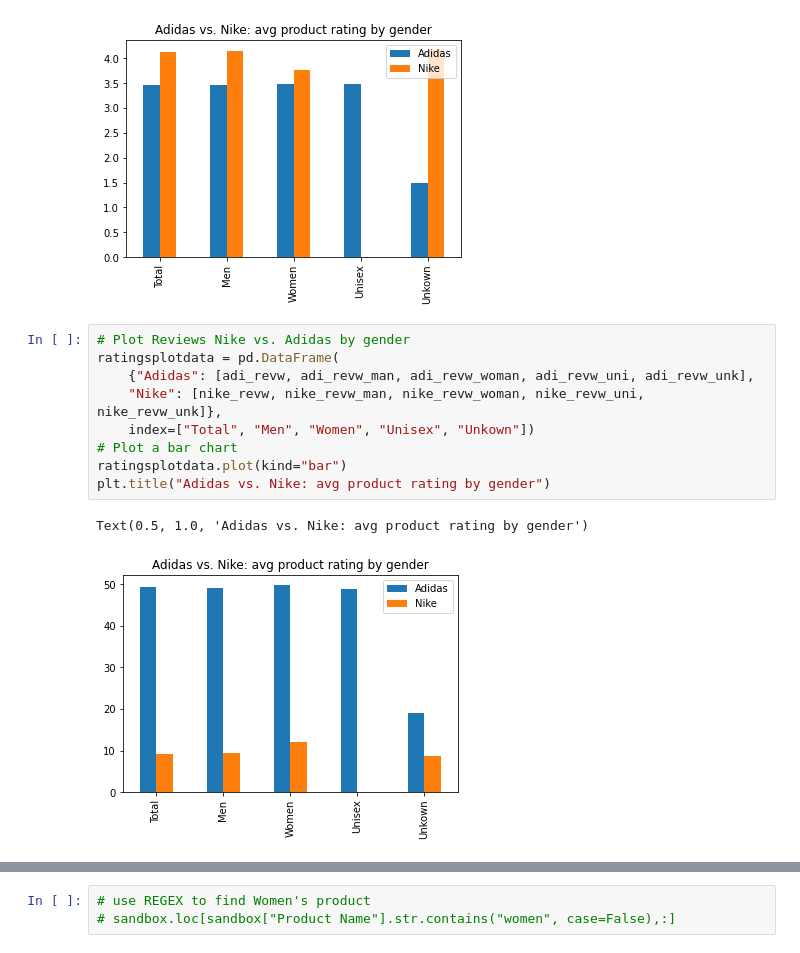
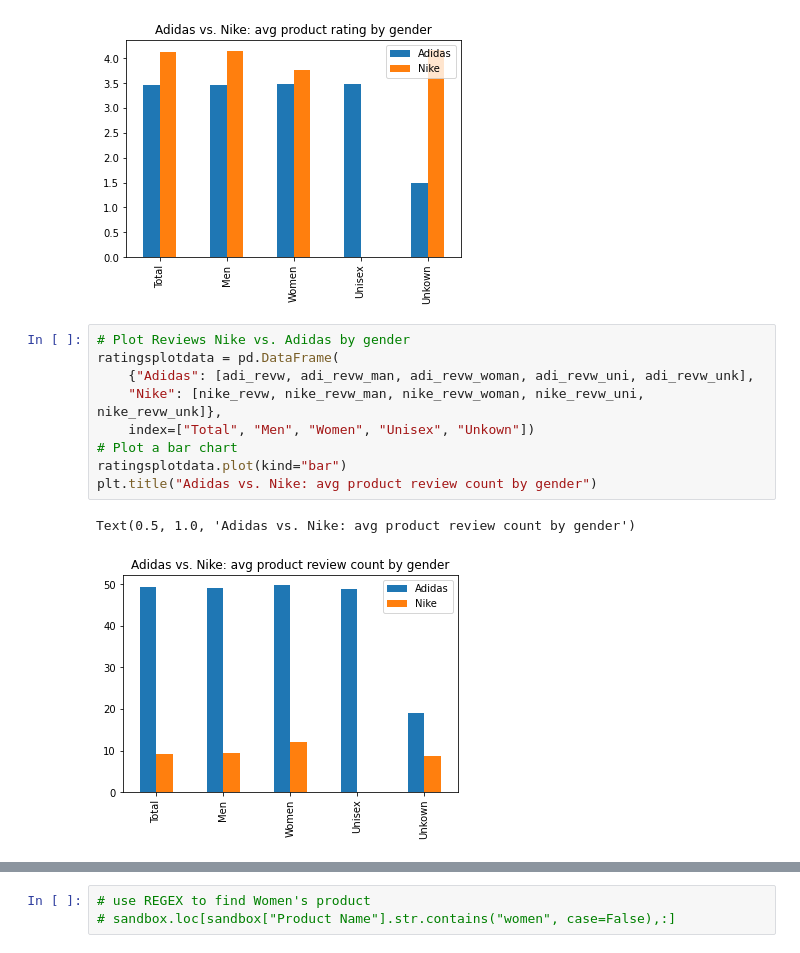
Before and after one commit to abgarberpaul/Nike-vs-Adidas, a Jupyter notebook: AB_Data_Exploration.ipynb, the cells around one changed output, grey strips where cells are left out. Cells and saved outputs as stored; diff of their text form.

```diff
--- a/AB_Data_Exploration.ipynb
+++ b/AB_Data_Exploration.ipynb
@@ -282,12 +283,12 @@ Text(0.5, 1.0, 'Adidas vs. Nike: avg product rating by gender')
 # %%
 # Plot Reviews Nike vs. Adidas by gender
 ratingsplotdata = pd.DataFrame(
     {"Adidas": [adi_revw, adi_revw_man, adi_revw_woman, adi_revw_uni, adi_revw_unk],
     "Nike": [nike_revw, nike_revw_man, nike_revw_woman, nike_revw_uni, nike_revw_unk]},
     index=["Total", "Men", "Women", "Unisex", "Unkown"])
 # Plot a bar chart
 ratingsplotdata.plot(kind="bar")
-plt.title("Adidas vs. Nike: avg product rating by gender")
+plt.title("Adidas vs. Nike: avg product review count by gender")
 # %% [output]
-Text(0.5, 1.0, 'Adidas vs. Nike: avg product rating by gender')
+Text(0.5, 1.0, 'Adidas vs. Nike: avg product review count by gender')
-[figure, old version]
+[figure, new version]
```
Also changed, not shown: parts of 5 cells of this notebook.
